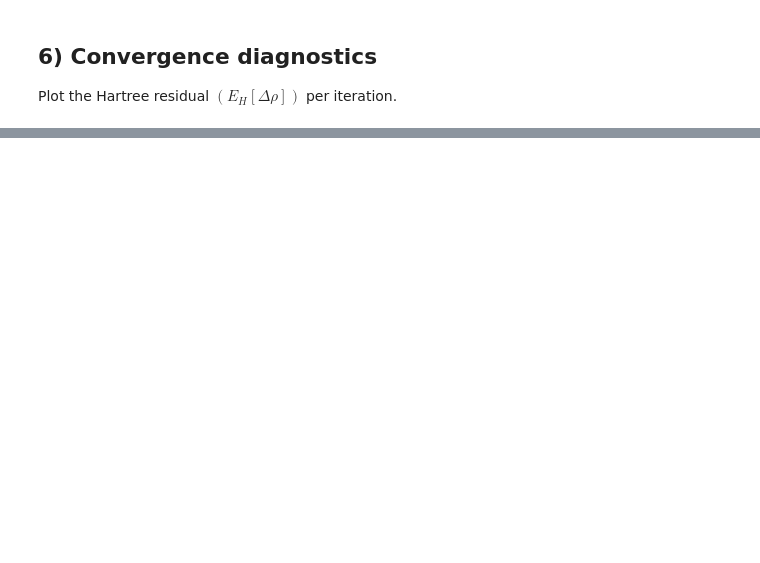
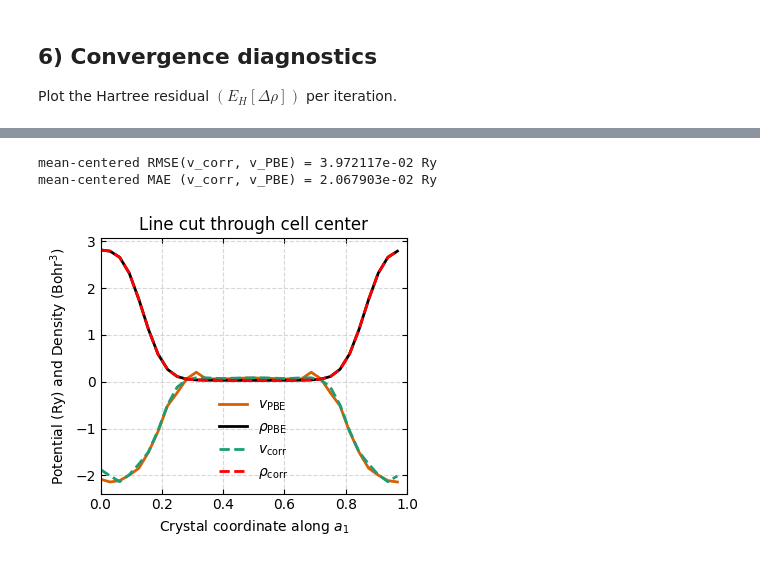
Before and after one commit to Pavanello-Research-Group/QEpy_Paper_exmpl, a Jupyter notebook: Fig15_qepy_inv_dft.ipynb, the cells around one changed output, grey strips where cells are left out. Drawn from its saved outputs; the diff is of its cells as text; code cells hidden in the pictures; blank space fills up the shorter version.

```diff
--- a/Fig15_qepy_inv_dft.ipynb
+++ b/Fig15_qepy_inv_dft.ipynb
@@ -116,10 +116,12 @@ Run a standard SCF calculation to generate:
 
 This density is the inverse-loop target.
 # %%
-# Step 1: reference SCF calculation -> target density rho_ref
+# Step 1: reference SCF calculation -> target density rho_ref and PBE XC potential
 ref_driver = Driver(qe_options=qe_options, logfile="qe_ref.log")
 ref_driver.scf()
 rho_ref = ref_driver.get_density(gather=True)
+v_pbe = ref_driver.get_exchange_correlation_potential(gather=True)
+rho_ref_field = ref_driver.data2field(rho_ref)  # keep grid for line cuts
 ref_driver.stop()
 # %% [markdown]
 ## 5) Inverse loop with external potential update
@@ -219,0 +229,42 @@ plt.show()
+# %%
+# Step 4: compare inverted v_corr to reference PBE XC potential
+v_inv = np.asarray(v_corr, dtype=float).ravel(order="F")
+v_ref = np.asarray(v_pbe, dtype=float).ravel(order="F")
+# Potentials are defined only up to a constant — align gauges by subtracting the mean
+v_inv0 = v_inv - v_inv.mean()
+v_ref0 = v_ref - v_ref.mean()
+nr = tuple(int(n) for n in rho_ref_field.grid.nr)
+v_inv_3d = v_inv0.reshape(nr, order="F")
+rho_3d = rho.reshape(nr, order="F")
+v_ref_3d = v_ref0.reshape(nr, order="F")
+rho_ref_3d = rho_ref.reshape(nr, order="F")
+# Line cut along the first FFT axis, through the cell center
+iy, iz = 0, 0#nr[1] // 2, nr[2] // 2
+x = np.arange(nr[0]) / nr[0]          # fractional coordinate along a_1, 0 to <1
+cut_inv = v_inv_3d[:, iy, iz]
+cut_inv_2 = rho_3d[:, iy, iz]
+cut_ref = v_ref_3d[:, iy, iz]
+cut_ref_2 = rho_ref_3d[:, iy, iz]
+rmse = np.sqrt(np.mean((v_inv0 - v_ref0) ** 2))
+mae = np.mean(np.abs(v_inv0 - v_ref0))
+print(f"mean-centered RMSE(v_corr, v_PBE) = {rmse:.6e} Ry")
+print(f"mean-centered MAE (v_corr, v_PBE) = {mae:.6e} Ry")
+fig, ax = plt.subplots(figsize=(4, 3.5))
+ax.plot(x, cut_ref, lw=2, color="#d95f02", label=r"$v_{\mathrm{PBE}}$")
+ax.plot(x, cut_ref_2, lw=2, color="k", label=r"$\rho_{\mathrm{PBE}}$")
+ax.plot(x, cut_inv, lw=2, color="#1b9e77", ls="--", label=r"$v_{\mathrm{corr}}$")
+ax.plot(x, cut_inv_2, lw=2, color="r", ls="--", label=r"$\rho_{\mathrm{corr}}$")
+ax.set_xlabel(r"Crystal coordinate along $a_1$")
+ax.set_xlim(0, 1)
+ax.set_ylabel("Potential (Ry) and Density (Bohr$^3$)")
+ax.set_title("Line cut through cell center")
+ax.legend(frameon=False)
+ax.grid(True, ls="--", alpha=0.5)
+ax.tick_params(axis="both", which="both", direction="in", top=True, right=True)
+plt.tight_layout()
+plt.savefig("inv_fig.pdf")
+plt.show()
+# %% [output]
+mean-centered RMSE(v_corr, v_PBE) = 3.972117e-02 Ry
+mean-centered MAE (v_corr, v_PBE) = 2.067903e-02 Ry
+[figure, added]
```
Also changed, not shown: parts of 4 cells of this notebook, 2 other files.
